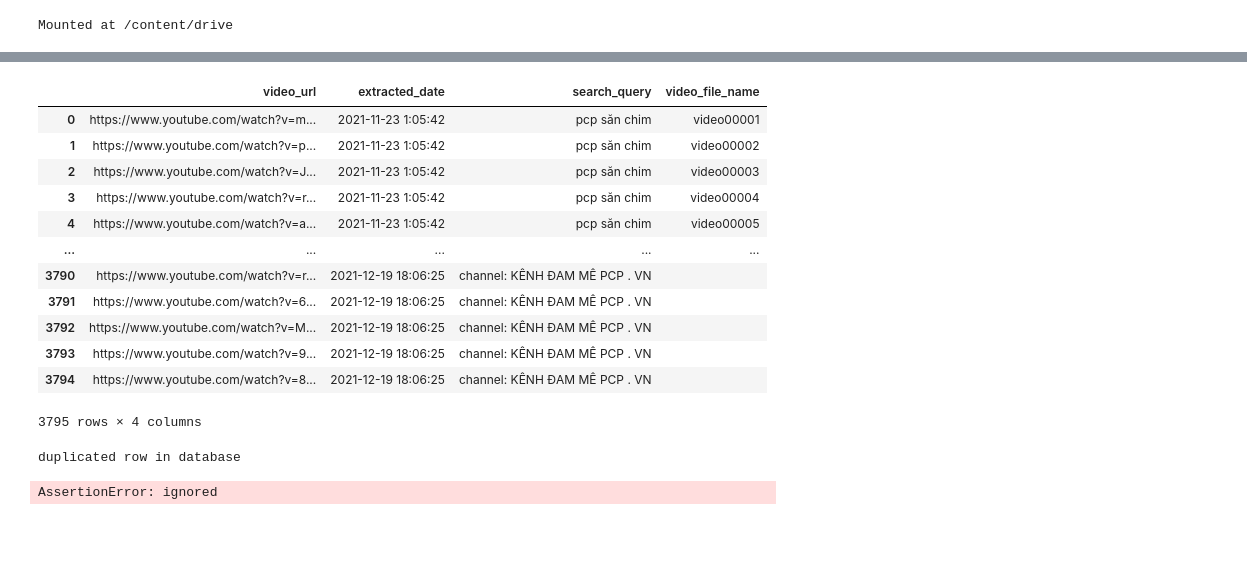
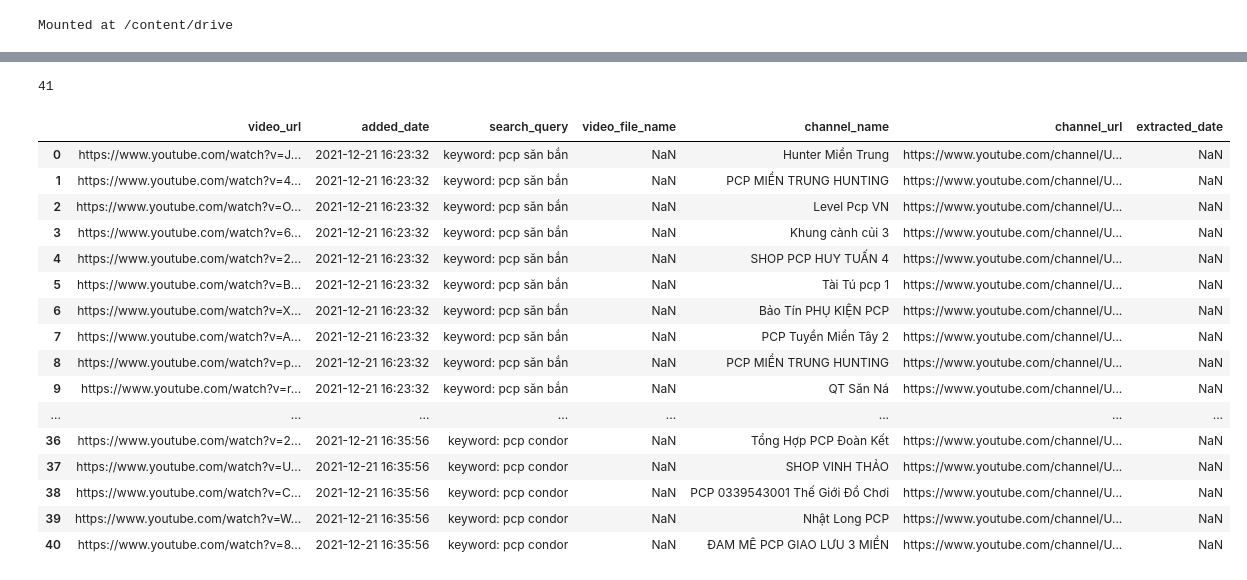
Before and after one commit to hoangantk6/Youtube_Hunting, a Jupyter notebook: 01-Data-Collection/01_video-searcher.ipynb, the cells around one changed output, grey strips where cells are left out. Cells and saved outputs as stored; diff of their text form; code cells hidden in the pictures; blank space fills up the shorter version.

```diff
--- a/01-Data-Collection/01_video-searcher.ipynb
+++ b/01-Data-Collection/01_video-searcher.ipynb
@@ -107,4 +54,0 @@ Keyword: pcp săn sóc
-# %%
-#@title Update database
-url_df = utils.update_database(url_df, new_df)
-utils.display_table(url_df)
@@ -139,27 +54,0 @@ YouTube('https://www.youtube.com/watch?v=l4vmP9Mgrl0').channel_id
-# %%
-temp_df = url_df.copy()
-for url in url_df.video_url:
-  channel_url = YouTube(url).channel_url
-  new_df = search_by_channel(channel_url)
-  temp_df = update_database(temp_df, new_df)
-
-display_table(temp_df)
-# %% [output]
-|  | video_url | extracted_date | search_query | video_file_name |
-| 0 | https://www.youtube.com/watch?v=m... | 2021-11-23 1:05:42 | pcp săn chim | video00001 |
-| 1 | https://www.youtube.com/watch?v=p... | 2021-11-23 1:05:42 | pcp săn chim | video00002 |
-| 2 | https://www.youtube.com/watch?v=J... | 2021-11-23 1:05:42 | pcp săn chim | video00003 |
-| 3 | https://www.youtube.com/watch?v=r... | 2021-11-23 1:05:42 | pcp săn chim | video00004 |
-| 4 | https://www.youtube.com/watch?v=a... | 2021-11-23 1:05:42 | pcp săn chim | video00005 |
-| ... | ... | ... | ... | ... |
-| 3790 | https://www.youtube.com/watch?v=r... | 2021-12-19 18:06:25 | channel: KÊNH ĐAM MÊ PCP . VN |  |
-| 3791 | https://www.youtube.com/watch?v=6... | 2021-12-19 18:06:25 | channel: KÊNH ĐAM MÊ PCP . VN |  |
-| 3792 | https://www.youtube.com/watch?v=M... | 2021-12-19 18:06:25 | channel: KÊNH ĐAM MÊ PCP . VN |  |
-| 3793 | https://www.youtube.com/watch?v=9... | 2021-12-19 18:06:25 | channel: KÊNH ĐAM MÊ PCP . VN |  |
-| 3794 | https://www.youtube.com/watch?v=8... | 2021-12-19 18:06:25 | channel: KÊNH ĐAM MÊ PCP . VN |  |
-3795 rows × 4 columns
-# %%
-save_database(temp_df)
-# %% [output]
-duplicated row in database
-AssertionError: ignored
@@ -189,0 +55,37 @@ display_table(temp_df)
+# %%
+root = "/content/drive/My Drive/Let-Hunt-Youtube/"
+config_file_path = os.path.join(root, 'config.json')
+
+config = json.load(open(config_file_path))
+
+database_save_folder = config['folder']['database']
+video_url_db_file_name = config['database']['video_url']
+channel_url_db_file_name = config['database']['channel_url']
+
+video_url_file_path = os.path.join(root, database_save_folder, video_url_db_file_name)
+channel_url_file_path = os.path.join(root, database_save_folder, channel_url_db_file_name)
+video_url_50_file_path = os.path.join(root, database_save_folder, "VIDEO_URL_50.csv")
+# %%
+#@title Display current VIDEO url database
+video_url_df = pd.read_csv(video_url_file_path)
+print(len(video_url_df))
+utils.display_table(video_url_df, data_table)
+# %% [output]
+41
+|  | video_url | added_date | search_query | video_file_name | channel_name | channel_url | extracted_date |
+| 0 | https://www.youtube.com/watch?v=J... | 2021-12-21 16:23:32 | keyword: pcp săn bắn | NaN | Hunter Miền Trung | https://www.youtube.com/channel/U... | NaN |
+| 1 | https://www.youtube.com/watch?v=4... | 2021-12-21 16:23:32 | keyword: pcp săn bắn | NaN | PCP MIỀN TRUNG HUNTING | https://www.youtube.com/channel/U... | NaN |
+| 2 | https://www.youtube.com/watch?v=O... | 2021-12-21 16:23:32 | keyword: pcp săn bắn | NaN | Level Pcp VN | https://www.youtube.com/channel/U... | NaN |
+| 3 | https://www.youtube.com/watch?v=6... | 2021-12-21 16:23:32 | keyword: pcp săn bắn | NaN | Khung cành củi 3 | https://www.youtube.com/channel/U... | NaN |
+| 4 | https://www.youtube.com/watch?v=2... | 2021-12-21 16:23:32 | keyword: pcp săn bắn | NaN | SHOP PCP HUY TUẤN 4 | https://www.youtube.com/channel/U... | NaN |
+| 5 | https://www.youtube.com/watch?v=B... | 2021-12-21 16:23:32 | keyword: pcp săn bắn | NaN | Tài Tú pcp 1 | https://www.youtube.com/channel/U... | NaN |
+| 6 | https://www.youtube.com/watch?v=X... | 2021-12-21 16:23:32 | keyword: pcp săn bắn | NaN | Bảo Tín PHỤ KIỆN PCP | https://www.youtube.com/channel/U... | NaN |
+| 7 | https://www.youtube.com/watch?v=A... | 2021-12-21 16:23:32 | keyword: pcp săn bắn | NaN | PCP Tuyền Miền Tây 2 | https://www.youtube.com/channel/U... | NaN |
+| 8 | https://www.youtube.com/watch?v=p... | 2021-12-21 16:23:32 | keyword: pcp săn bắn | NaN | PCP MIỀN TRUNG HUNTING | https://www.youtube.com/channel/U... | NaN |
+| 9 | https://www.youtube.com/watch?v=r... | 2021-12-21 16:23:32 | keyword: pcp săn bắn | NaN | QT Săn Ná | https://www.youtube.com/channel/U... | NaN |
+| ... | ... | ... | ... | ... | ... | ... | ... |
+| 36 | https://www.youtube.com/watch?v=2... | 2021-12-21 16:35:56 | keyword: pcp condor | NaN | Tổng Hợp PCP Đoàn Kết | https://www.youtube.com/channel/U... | NaN |
+| 37 | https://www.youtube.com/watch?v=U... | 2021-12-21 16:35:56 | keyword: pcp condor | NaN | SHOP VINH THẢO | https://www.youtube.com/channel/U... | NaN |
+| 38 | https://www.youtube.com/watch?v=C... | 2021-12-21 16:35:56 | keyword: pcp condor | NaN | PCP 0339543001 Thế Giới Đồ Chơi | https://www.youtube.com/channel/U... | NaN |
+| 39 | https://www.youtube.com/watch?v=W... | 2021-12-21 16:35:56 | keyword: pcp condor | NaN | Nhật Long PCP | https://www.youtube.com/channel/U... | NaN |
+| 40 | https://www.youtube.com/watch?v=8... | 2021-12-21 16:35:56 | keyword: pcp condor | NaN | ĐAM MÊ PCP GIAO LƯU 3 MIỀN | https://www.youtube.com/channel/U... | NaN |
```
Also changed, not shown: parts of 41 cells of this notebook.
